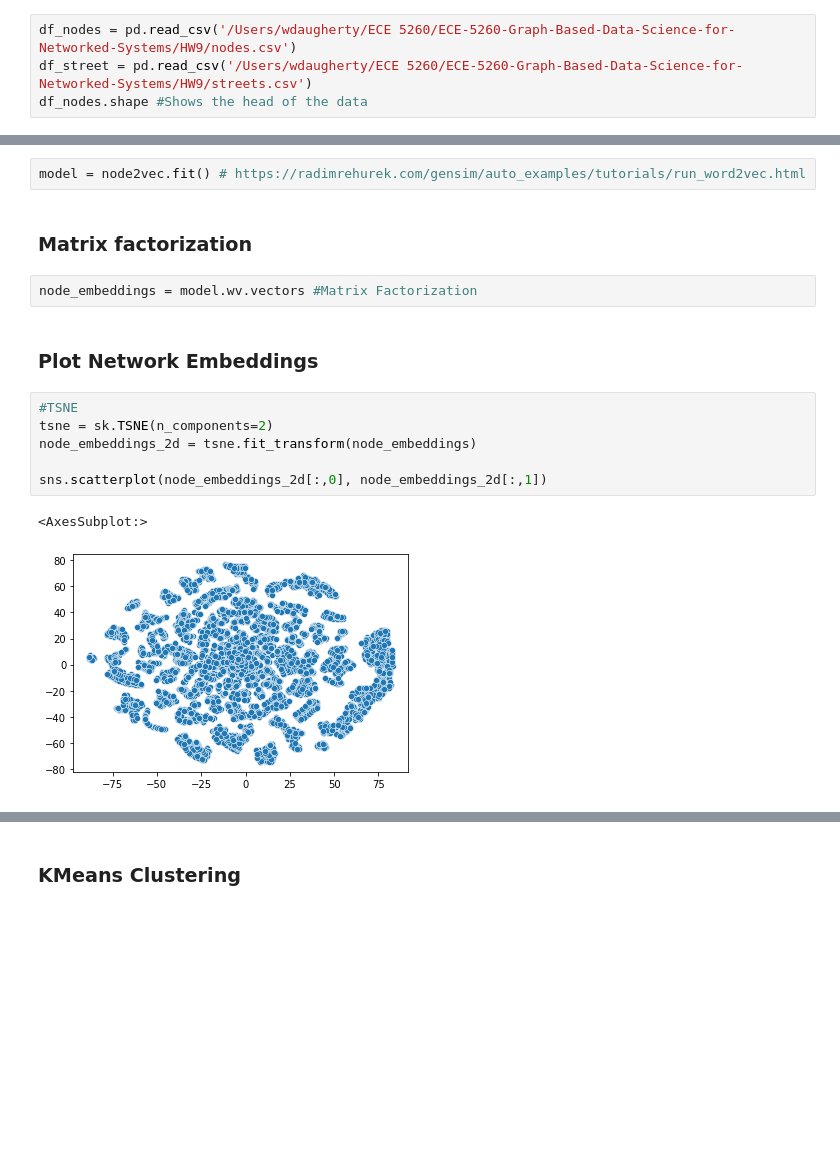
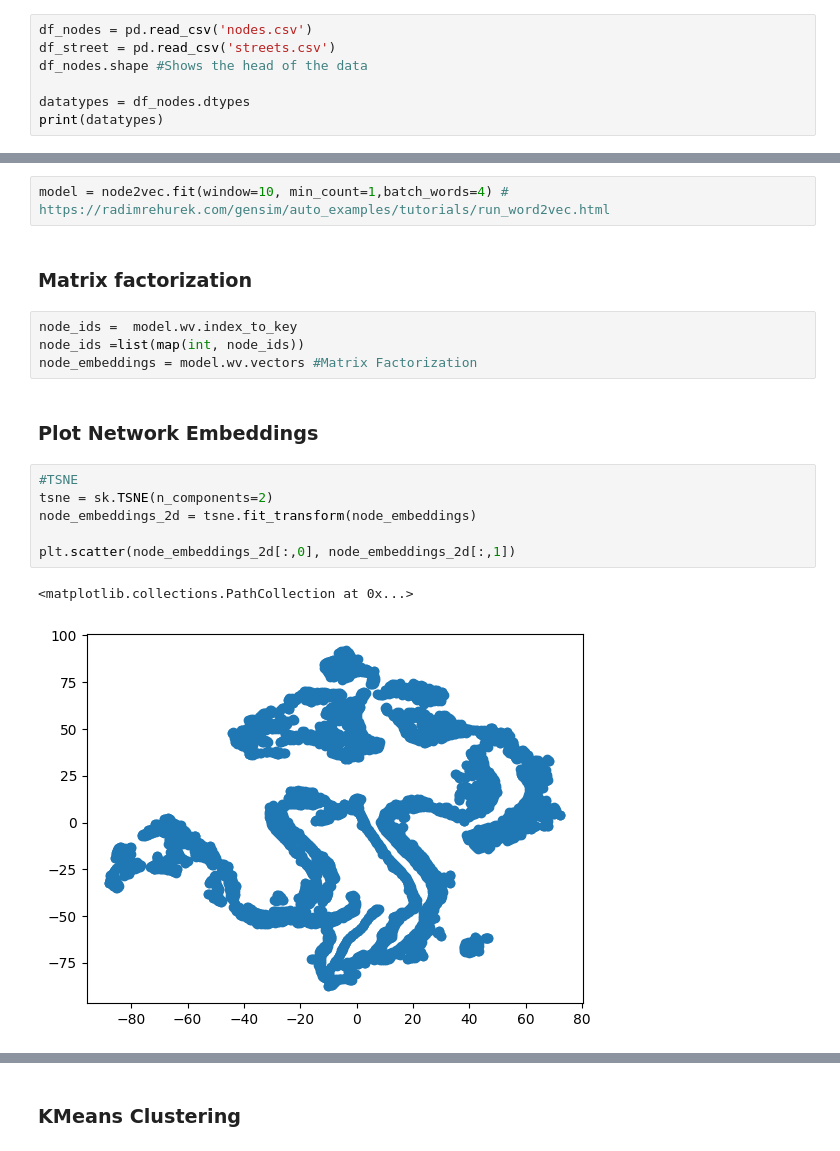
Before and after one commit to WDaugherty/ECE-5260, a Jupyter notebook: HW9/HW9.ipynb, the cells around one changed output, grey strips where cells are left out. Saved outputs shown, nothing was run; the diff lists cells and outputs as text; blank space fills up the shorter version.

Commit message:
Based

```diff
--- a/HW9/HW9.ipynb
+++ b/HW9/HW9.ipynb
@@ -41,7 +49,10 @@ from node2vec import Node2Vec
 # %% [markdown]
 ### Ingesting the data
 # %%
-df_nodes = pd.read_csv('/Users/wdaugherty/ECE 5260/ECE-5260-Graph-Based-Data-Science-for-Networked-Systems/HW9/nodes.csv')
-df_street = pd.read_csv('/Users/wdaugherty/ECE 5260/ECE-5260-Graph-Based-Data-Science-for-Networked-Systems/HW9/streets.csv')
+df_nodes = pd.read_csv('nodes.csv')
+df_street = pd.read_csv('streets.csv')
 df_nodes.shape #Shows the head of the data
+
+datatypes = df_nodes.dtypes
+print(datatypes)
 # %% [output]
@@ -67,22 +86,24 @@ plt.show() #Shows the figure
 
 node2vec = Node2Vec(G, dimensions=32, walk_length=50, num_walks=100 , workers = 8) #Uses the node2vec library
 # %%
-model = node2vec.fit() # https://radimrehurek.com/gensim/auto_examples/tutorials/run_word2vec.html
+model = node2vec.fit(window=10, min_count=1,batch_words=4) # https://radimrehurek.com/gensim/auto_examples/tutorials/run_word2vec.html
 # %% [markdown]
 ### Matrix factorization
 # %%
+node_ids =  model.wv.index_to_key
+node_ids =list(map(int, node_ids))
 node_embeddings = model.wv.vectors #Matrix Factorization
 # %% [markdown]
 ### Plot Network Embeddings
 # %%
 #TSNE
 tsne = sk.TSNE(n_components=2)
 node_embeddings_2d = tsne.fit_transform(node_embeddings)
 
-sns.scatterplot(node_embeddings_2d[:,0], node_embeddings_2d[:,1])
+plt.scatter(node_embeddings_2d[:,0], node_embeddings_2d[:,1])
 # %% [output]
-<AxesSubplot:>
+<matplotlib.collections.PathCollection at 0x...>
-[figure, old version]
+[figure, new version]
 # %%
 #PCA
 pca = skd.PCA(n_components=2)
```
Also changed, not shown: parts of 6 cells of this notebook.
